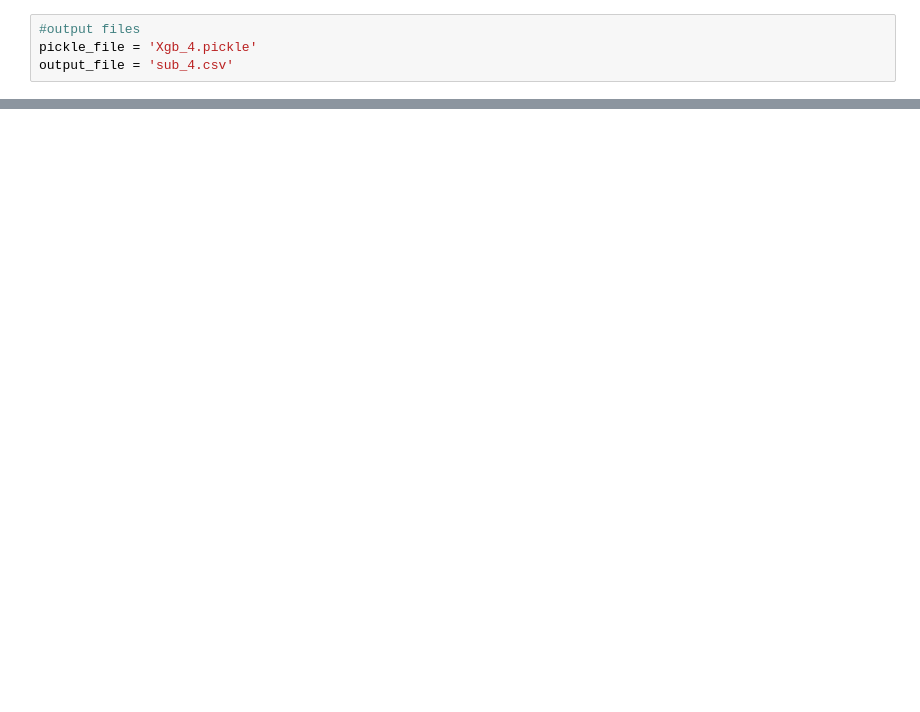
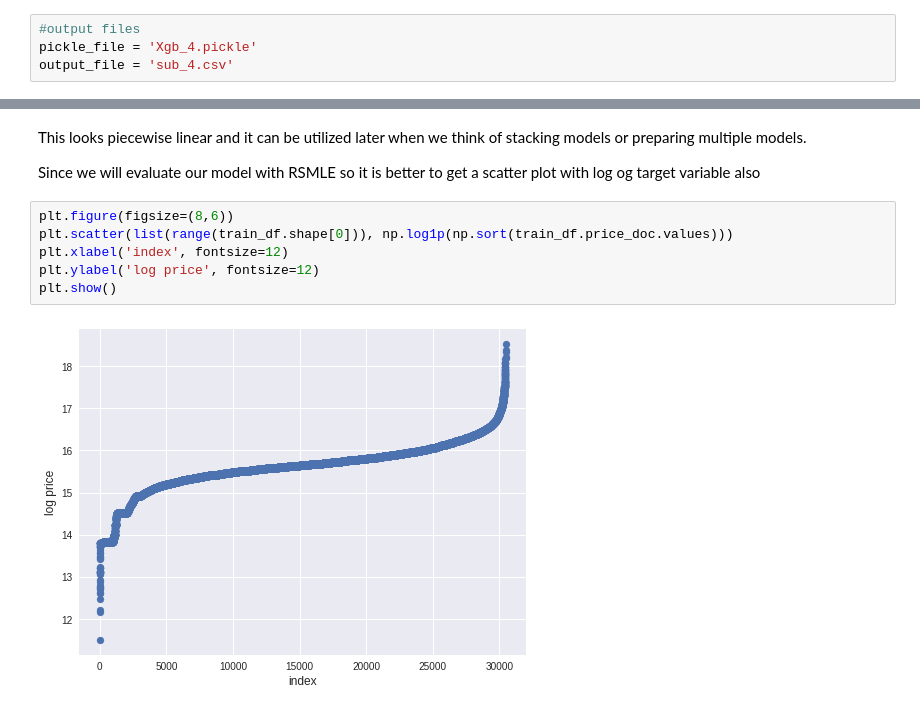
Before and after one commit to Jugaadu/srhm, a Jupyter notebook: Sberbank Russian Housing Market.ipynb, the cells around one changed output, grey strips where cells are left out. Saved outputs shown, nothing was run; the diff lists cells and outputs as text; blank space fills up the shorter version.

```diff
--- a/Sberbank Russian Housing Market.ipynb
+++ b/Sberbank Russian Housing Market.ipynb
@@ -300,0 +68,12 @@ sns.pairplot(train)
+# %% [markdown]
+This looks piecewise linear and it can be utilized later when we think of stacking models or preparing multiple models.
+
+Since we will evaluate our model with RSMLE so it is better to get a scatter plot with log og target variable also
+# %%
+plt.figure(figsize=(8,6))
+plt.scatter(list(range(train_df.shape[0])), np.log1p(np.sort(train_df.price_doc.values)))
+plt.xlabel('index', fontsize=12)
+plt.ylabel('log price', fontsize=12)
+plt.show()
+# %% [output]
+[figure, added]
```
Also changed, not shown: parts of 119 cells of this notebook, 1 other file.
